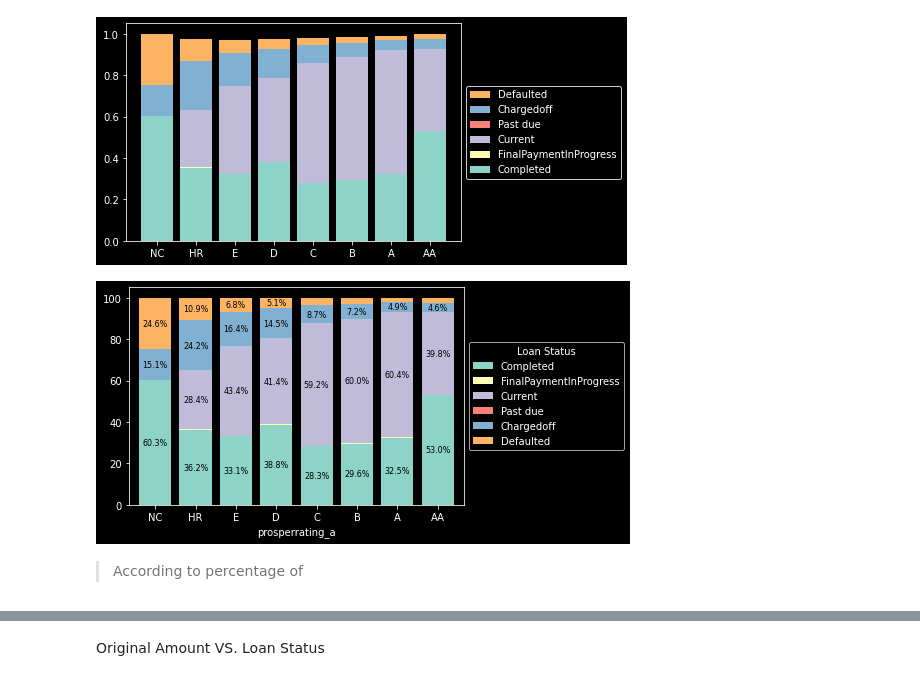
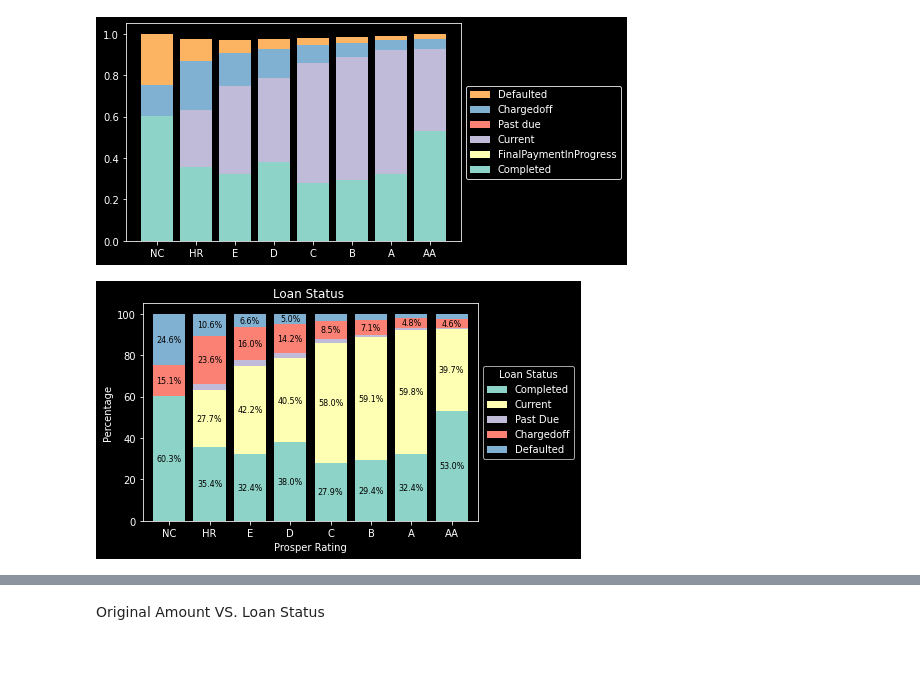
Before and after one commit to SEJUNGJENN-C/LoanData_EDA, a Jupyter notebook: prosper-loan-data-eda.ipynb, the cells around one changed output, grey strips where cells are left out. Saved outputs shown, nothing was run; the diff lists cells and outputs as text; code cells hidden in the pictures.

```diff
--- a/prosper-loan-data-eda.ipynb
+++ b/prosper-loan-data-eda.ipynb
@@ -286,12 +290,20 @@ array(['Completed', 'Current', 'Past Due (1-15 days)', 'Defaulted',
 # %%
 # For visualisation purpose, aggregate the loan status values into simpler categorical level.
 # There are too many categorical levels which will make unnecessary noise in the visualisation.
-df['loanstatus'] = df['loanstatus'].replace(['Past Due (1-15 days)', 'Past Due (16-30 days)', 'Past Due (31-60 days)', 'Past Due (61-90 days)', 'Past Due (91-120 days)', 'Past Due (>120 days)'], 'Past Due')
+mapping = {'Past Due (1-15 days)': 'Past Due',
+             'Past Due (16-30 days)': 'Past Due',
+              'Past Due (31-60 days)': 'Past Due',
+              'Past Due (61-90 days)': 'Past Due',
+              'Past Due (91-120 days)': 'Past Due',
+              'Past Due (>120 days)': 'Past Due',
+             'FinalPaymentInProgress': 'Completed'}
+df['loanstatus'] = df['loanstatus'].replace(mapping)
+
 df['incomerange'] = df['incomerange'].replace("$0", "Not employed")
 df['employment'] = df['employment'].replace('Retired', 'Not employed')
 
 # Confirm
-print(df.loanstatus.unique())
-print(df.incomerange.unique())
-print(df.employment.unique())
+print(df.loanstatus.value_counts())
+print(df.incomerange.value_counts())
+print(df.employment.value_counts())
 # %% [output]
@@ -305,7 +328,7 @@ print(df.employment.unique())
 Clean8: Convert datatype to ordered-categorical dtype
 # %%
 # Convert to ordered-categorical columns
-ordinal_var_dict = {'loanstatus': ['Completed', 'FinalPaymentInProgress', 'Current', 'Past due', 'Chargedoff', 'Defaulted'],
+ordinal_var_dict = {'loanstatus': ['Completed', 'Current', 'Past Due', 'Chargedoff', 'Defaulted'],
                     'employment': ['Not employed', 'Not available', 'Other','Part-time', 'Self-employed', 'Full-time', 'Employed'],
                     'incomerange': ['Not displayed', 'Not employed', '$1-24,999', '$25,000-49,999', '$50,000-74,999', '$75,000-99,999', '$100,000+'],
                     'prosperrating_a': ['NC', 'HR', 'E', 'D', 'C', 'B', 'A', 'AA']}
@@ -315,7 +338,7 @@ for var in ordinal_var_dict:
     df[var] = df[var].astype(ordered_var)
 
 # Confirm
-df.info()
+print(df.info())
 # %% [output]
 <class 'pandas.core.frame.DataFrame'>
 Int64Index: 113061 entries, 0 to 113936
@@ -781,20 +801,21 @@ plt.show();
 # %%
 # To avoid using a loop, use .groupby and .value_counts with the option normalize = True
 rating_df = df.groupby("prosperrating_a")['loanstatus'].value_counts(normalize = True).mul(100).unstack() #.mul(100) is to get percentage by multiplying 100
 
 ax = rating_df.plot.bar(stacked = True, rot = 0, width = 0.8);
 plt.legend(loc = 'center left', bbox_to_anchor = (1, 0.5), title = 'Loan Status');
 
 # Use .patches to annotate
 for bar in ax.patches:
     if bar.get_height() >= 4:
         plt.annotate(f"{bar.get_height():.1f}%",
                     (bar.get_x() + bar.get_width()/2,
                     bar.get_y() + bar.get_height()/2),
                     ha = 'center', va = 'center', color = 'black', fontsize = 8)
 
+plt.title('Loan Status ')
+plt.xlabel('Prosper Rating')
+plt.ylabel('Percentage')
 plt.show();
 # %% [output]
-[figure, old version]
+[figure, new version]
-# %% [markdown]
-> According to percentage of
```
Also changed, not shown: parts of 31 cells of this notebook.
